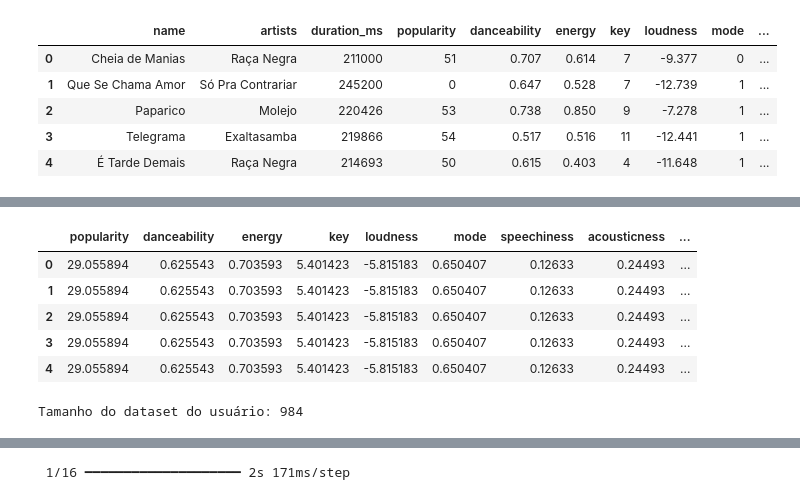
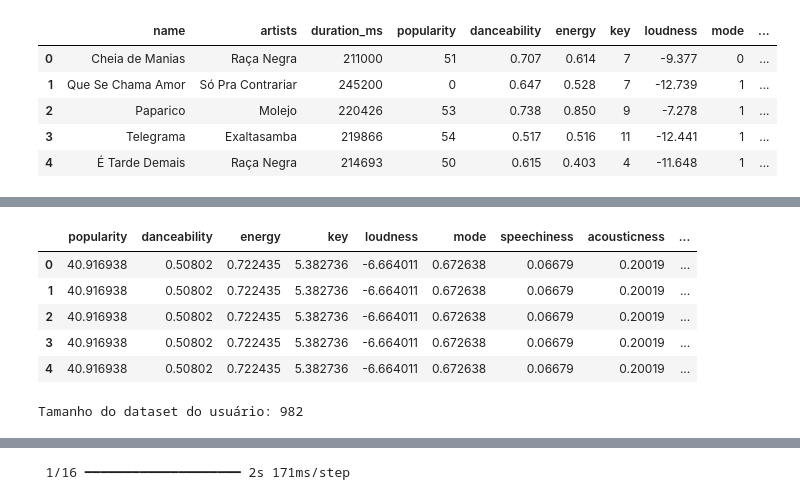
Before and after one commit to guidasneves/spotify_recsys, a Jupyter notebook: end_to_end_system.ipynb, the cells around one changed output, grey strips where cells are left out. Saved outputs shown, nothing was run; the diff lists cells and outputs as text; code cells hidden in the pictures.

```diff
--- a/end_to_end_system.ipynb
+++ b/end_to_end_system.ipynb
@@ -674,10 +682,10 @@ Variáveis do input $X$:
 * `y`: o label da track, 1 para bom e 0 para caso contrário.
 * `duration_min`: a duração da track em minutos.
 # %%
-good = pd.read_csv('./data/df_good.csv').drop(columns=['id'])
+good_df = pd.read_csv('./data/df_good.csv').drop(columns=['id'])
 #good_2 = pd.read_csv('./data/df_good_2.csv').drop(columns=['id'])
-bad = pd.read_csv('./data/df_bad.csv').drop(columns=['name', 'id'])
-good.head()
+bad_df = pd.read_csv('./data/df_bad.csv').drop(columns=['name', 'id'])
+good_df.head()
 # %% [output]
 |  | name | artists | duration_ms | popularity | danceability | energy | key | loudness | mode | ... |
 | 0 | Cheia de Manias | Raça Negra | 211000 | 51 | 0.707 | 0.614 | 7 | -9.377 | 0 | ... |
@@ -693,5 +832,5 @@ Total de tracks na playlist bad: 370
 # %%
-X = pd.concat([good, bad], axis=0, ignore_index=True)
+X = pd.concat([good_df, bad_df], axis=0, ignore_index=True).fillna('explicit')
 X.head()
 # %% [output]
 |  | name | artists | duration_ms | popularity | danceability | energy | key | loudness | mode | ... |
@@ -713,4 +852 @@ y
 Name: count, dtype: int64
-# %%
-good_df, bad_df = X[X['y'] == 1].copy(), X[X['y'] == 0].copy()
-good_df.head()
@@ -741,15 +929,20 @@ X_num
 # %%
-user_vec = [[i for i in X_num.mean(axis=0)]]
-user_df = get_user_dataset(user_vec, X_num)
+good_df_num = good_df.drop(columns=['name', 'artists', 'y', 'duration_ms']).copy()
+
+user_vec = [[i for i in good_df_num.mean(axis=0)]]
+user_df = get_user_dataset(
+    user_vec,
+    X_num
+)
 user_df.head()
 # %% [output]
 |  | popularity | danceability | energy | key | loudness | mode | speechiness | acousticness | ... |
-| 0 | 29.055894 | 0.625543 | 0.703593 | 5.401423 | -5.815183 | 0.650407 | 0.12633 | 0.24493 | ... |
-| 1 | 29.055894 | 0.625543 | 0.703593 | 5.401423 | -5.815183 | 0.650407 | 0.12633 | 0.24493 | ... |
-| 2 | 29.055894 | 0.625543 | 0.703593 | 5.401423 | -5.815183 | 0.650407 | 0.12633 | 0.24493 | ... |
-| 3 | 29.055894 | 0.625543 | 0.703593 | 5.401423 | -5.815183 | 0.650407 | 0.12633 | 0.24493 | ... |
-| 4 | 29.055894 | 0.625543 | 0.703593 | 5.401423 | -5.815183 | 0.650407 | 0.12633 | 0.24493 | ... |
+| 0 | 40.916938 | 0.50802 | 0.722435 | 5.382736 | -6.664011 | 0.672638 | 0.06679 | 0.20019 | ... |
+| 1 | 40.916938 | 0.50802 | 0.722435 | 5.382736 | -6.664011 | 0.672638 | 0.06679 | 0.20019 | ... |
+| 2 | 40.916938 | 0.50802 | 0.722435 | 5.382736 | -6.664011 | 0.672638 | 0.06679 | 0.20019 | ... |
+| 3 | 40.916938 | 0.50802 | 0.722435 | 5.382736 | -6.664011 | 0.672638 | 0.06679 | 0.20019 | ... |
+| 4 | 40.916938 | 0.50802 | 0.722435 | 5.382736 | -6.664011 | 0.672638 | 0.06679 | 0.20019 | ... |
 # %%
-print(f'Tamanho do dataset do usuário: {user.shape[0]}')
+print(f'Tamanho do dataset do usuário: {user_df.shape[0]}')
 # %% [output]
-Tamanho do dataset do usuário: 984
+Tamanho do dataset do usuário: 982
```
Also changed, not shown: parts of 47 cells of this notebook, 1 other file.
